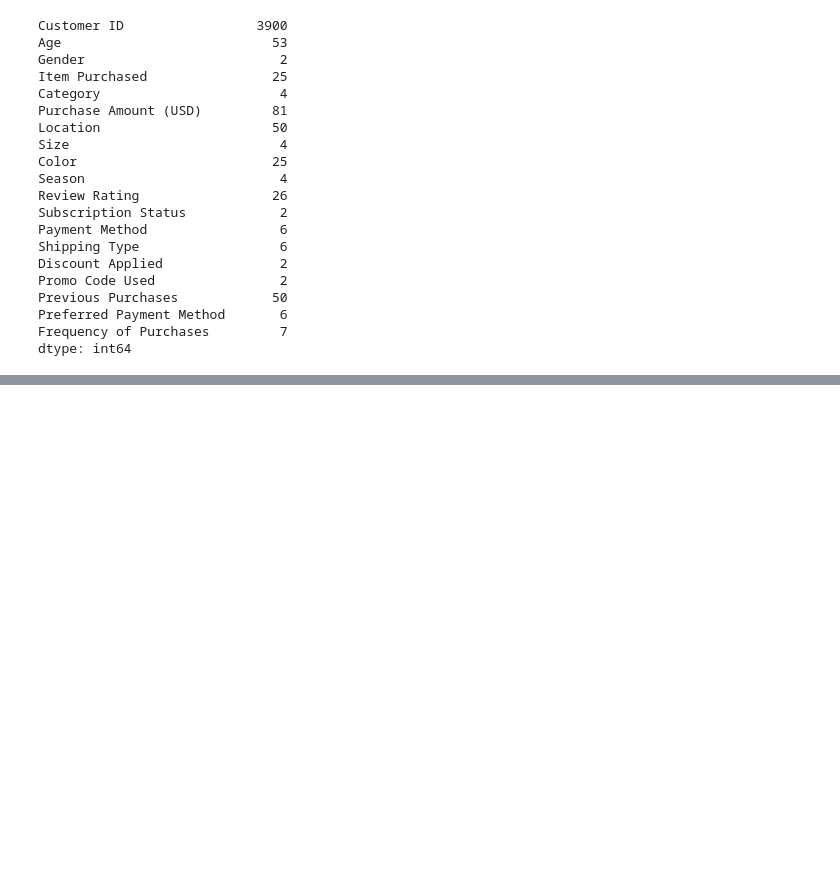
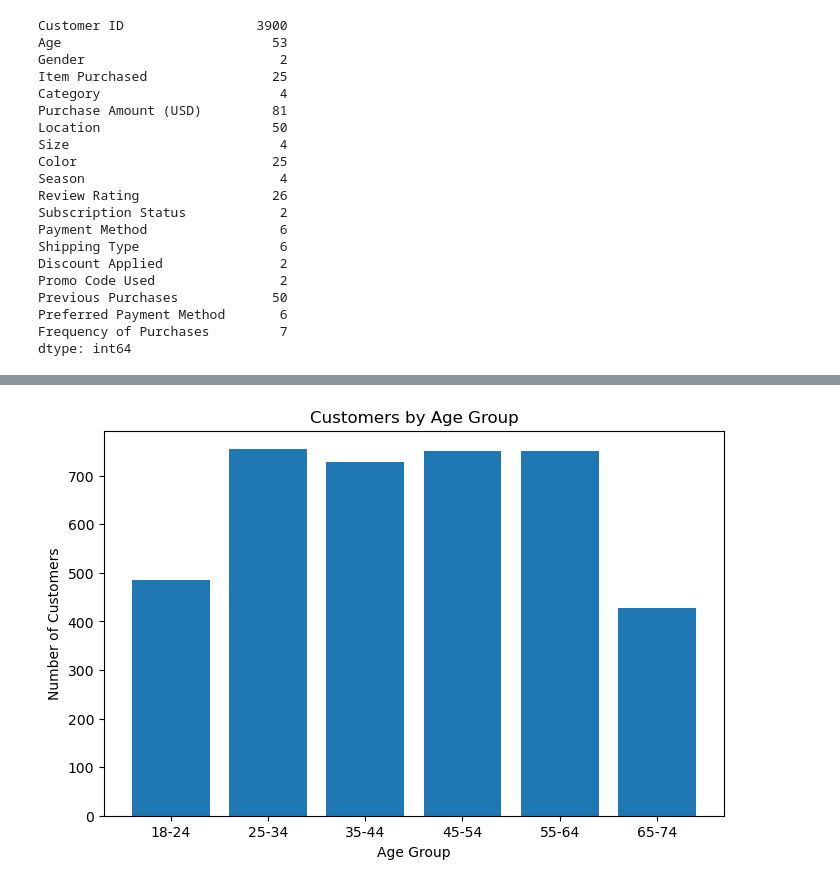
Before and after one commit to kalaranjani-a/customer-shopping-behavior-analysis, a Jupyter notebook: notebooks/customer_shopping_analysis.ipynb, the cells around one changed output, grey strips where cells are left out. Cells and saved outputs as stored; diff of their text form; code cells hidden in the pictures; blank space fills up the shorter version.

```diff
--- a/notebooks/customer_shopping_analysis.ipynb
+++ b/notebooks/customer_shopping_analysis.ipynb
@@ -200,0 +358,20 @@ df.sample(10)
+# %%
+age_groups = [18,25,35,45,55,65,75]
+
+age_labels = [
+    "18-24",
+    "25-34",
+    "35-44",
+    "45-54",
+    "55-64",
+    "65-74"
+]
+
+df["Age Group"] = pd.cut(
+    df["Age"],
+    bins=age_groups,
+    labels=age_labels,
+    right=False
+)
+
+df["Age Group"].value_counts().sort_index()
@@ -200,0 +387,14 @@ df.sample(10)
+# %%
+age_counts = df["Age Group"].value_counts().sort_index()
+
+plt.figure(figsize=(8,5))
+
+plt.bar(age_counts.index.astype(str), age_counts.values)
+
+plt.title("Customers by Age Group")
+plt.xlabel("Age Group")
+plt.ylabel("Number of Customers")
+
+plt.show()
+# %% [output]
+[figure, added]
```
Also changed, not shown: parts of 19 cells of this notebook, 2 other files.
